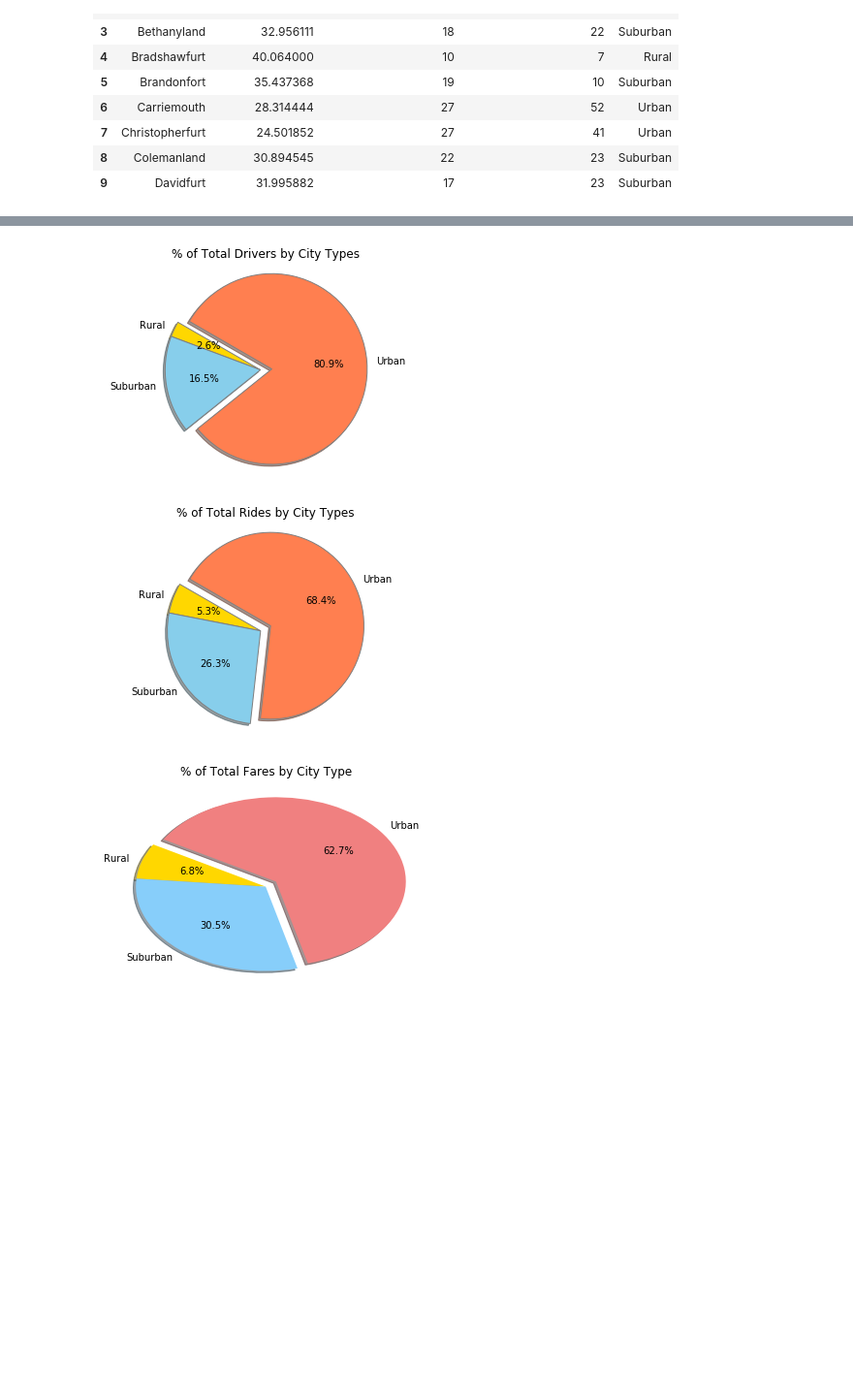
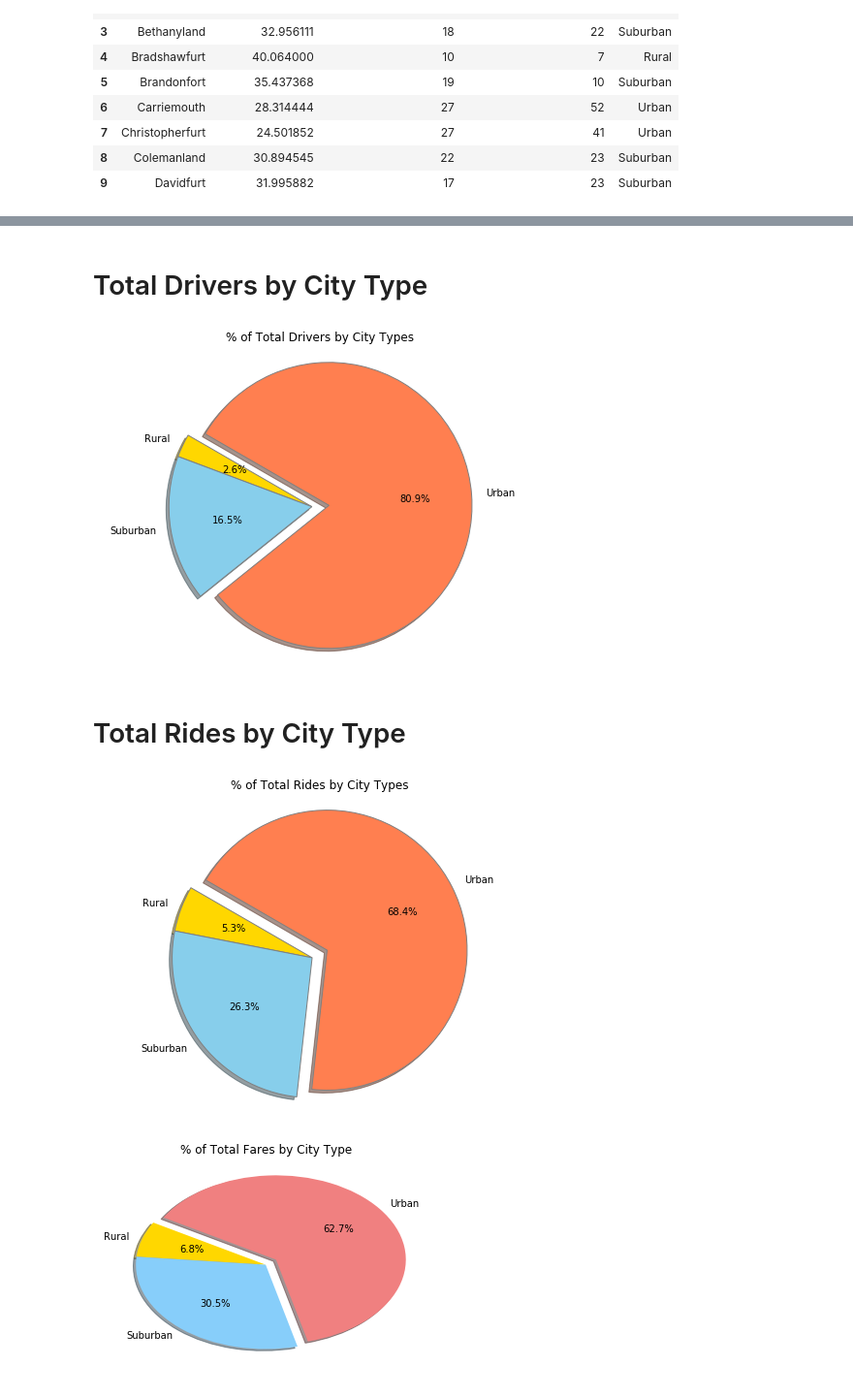
Before and after one commit to radhak63/Matplotlib-Project, a Jupyter notebook: Pyber/pyber_starter.ipynb, the cells around one changed output, grey strips where cells are left out. Shown at 97% size. Saved outputs shown, nothing was run; the diff lists cells and outputs as text; code cells hidden in the pictures; blank space fills up the shorter version.

```diff
--- a/Pyber/pyber_starter.ipynb
+++ b/Pyber/pyber_starter.ipynb
@@ -272,3 +290,5 @@ plt.show()
+# %% [markdown]
+# Total Drivers by City Type
 # %%
 # Total Drivers by City Type
 
@@ -284,39 +304,45 @@ Pie_chart2_df = Pie_chart2_df.reset_index()
 Pie_chart2_df.columns=['City Type', 'Tot Num Drivers per city type']
 
 #Pie_chart2_df.head()
+
+# Setting the figure size
+
+plt.figure(figsize=(8,6))
 
 # Calculating Driver Percentage and Building a Pie Chart
 
 colors = ["Gold", "SkyBlue", "Coral"]
 explode = (0, 0, 0.12)
 
 plt.title("% of Total Drivers by City Types")
 plt.pie(Pie_chart2_df['Tot Num Drivers per city type'], explode=explode, labels=Pie_chart2_df['City Type'],
         colors=colors, autopct="%1.1f%%", shadow=True, startangle=150,
         wedgeprops={'edgecolor':'gray','linewidth': 1, 'linestyle': 'solid', 'antialiased': True})
 
 plt.axis("equal")
 
 # Save Figure
 
 # Create the 'images' directory in the PWD, if it is not already existing
 
 if not os.path.exists(directory):
    os.makedirs(directory)
 
 P2ImageFile =  image_dir_path + "Pyber Ride Sharing data Pie chart_Tot_Driver_Cty_Type.png"
 
 # Remove the Bubble plot file from the 'images' directory, if it is already existing
 if os.path.isfile(P2ImageFile):
   os.remove(P2ImageFile)
 
 # Save Bubble Plot Figure with the file name and path provided
 plt.savefig(P2ImageFile)
 
 # Show Figure
 plt.show()
 # %% [output]
-[figure, old version]
+[figure, new version]
+# %% [markdown]
+# Total Rides by City Type
 # %%
 # Total Rides by City Type
 
@@ -333,6 +359,10 @@ Pie_chart3_df = Pie_chart3_df.reset_index()
 Pie_chart3_df.columns=['City Type', 'Tot Num Rides per city type']
 
 #Pie_chart3_df.head()
+
+# Setting the figure size
+
+plt.figure(figsize=(8,6))
 
 # Calculating Total Rides Percentage and Building a Pie Chart
 
@@ -365,7 +395,7 @@ plt.savefig(P3ImageFile)
 # Show Figure
 plt.show()
 # %% [output]
-[figure, old version]
+[figure, new version]
 # %%
 # Show Figure (was there in the Starter Workbook. Keeping to make the comparison)
 plt.show()
```
Also changed, not shown: parts of 5 cells of this notebook, 5 other files.
